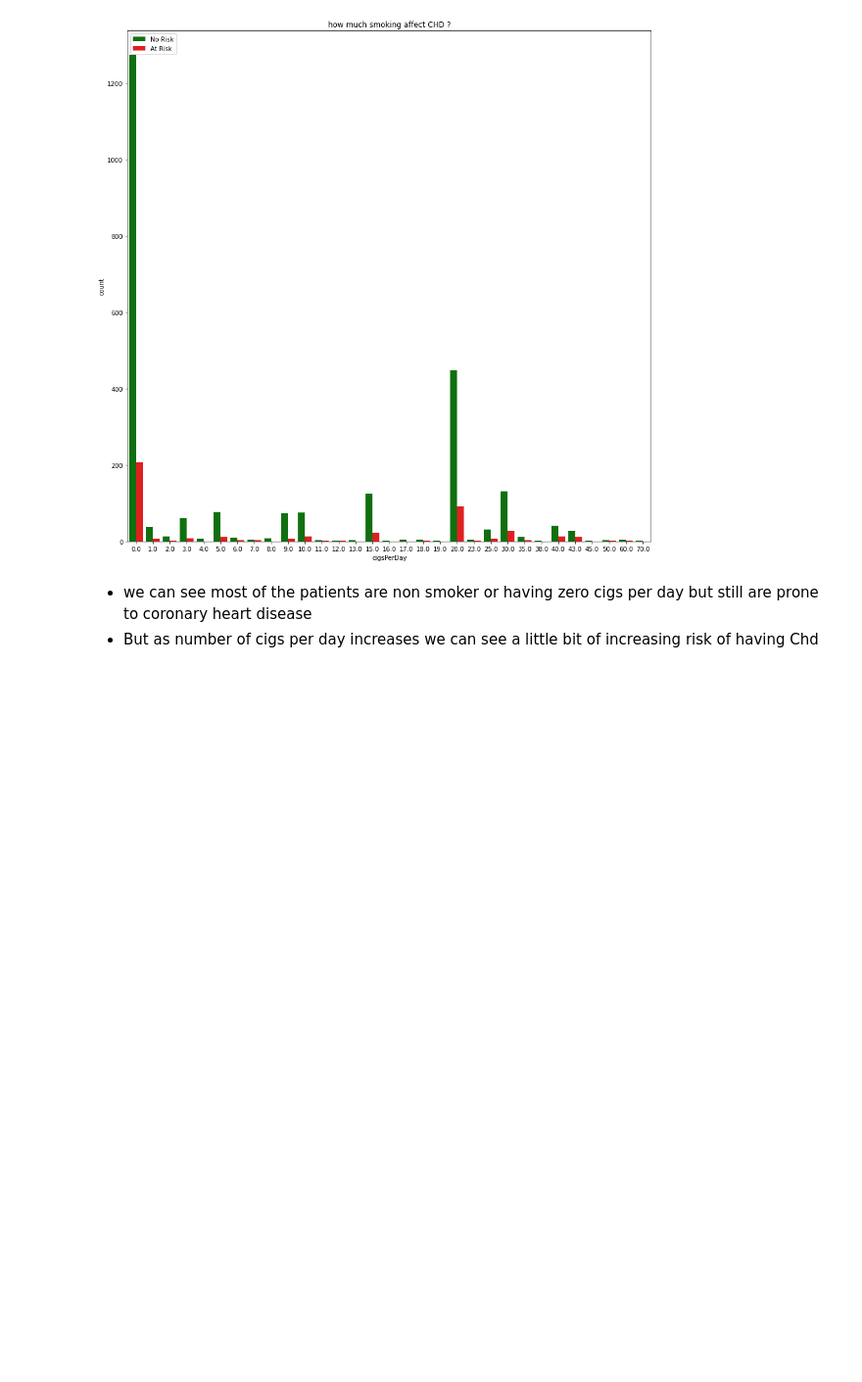
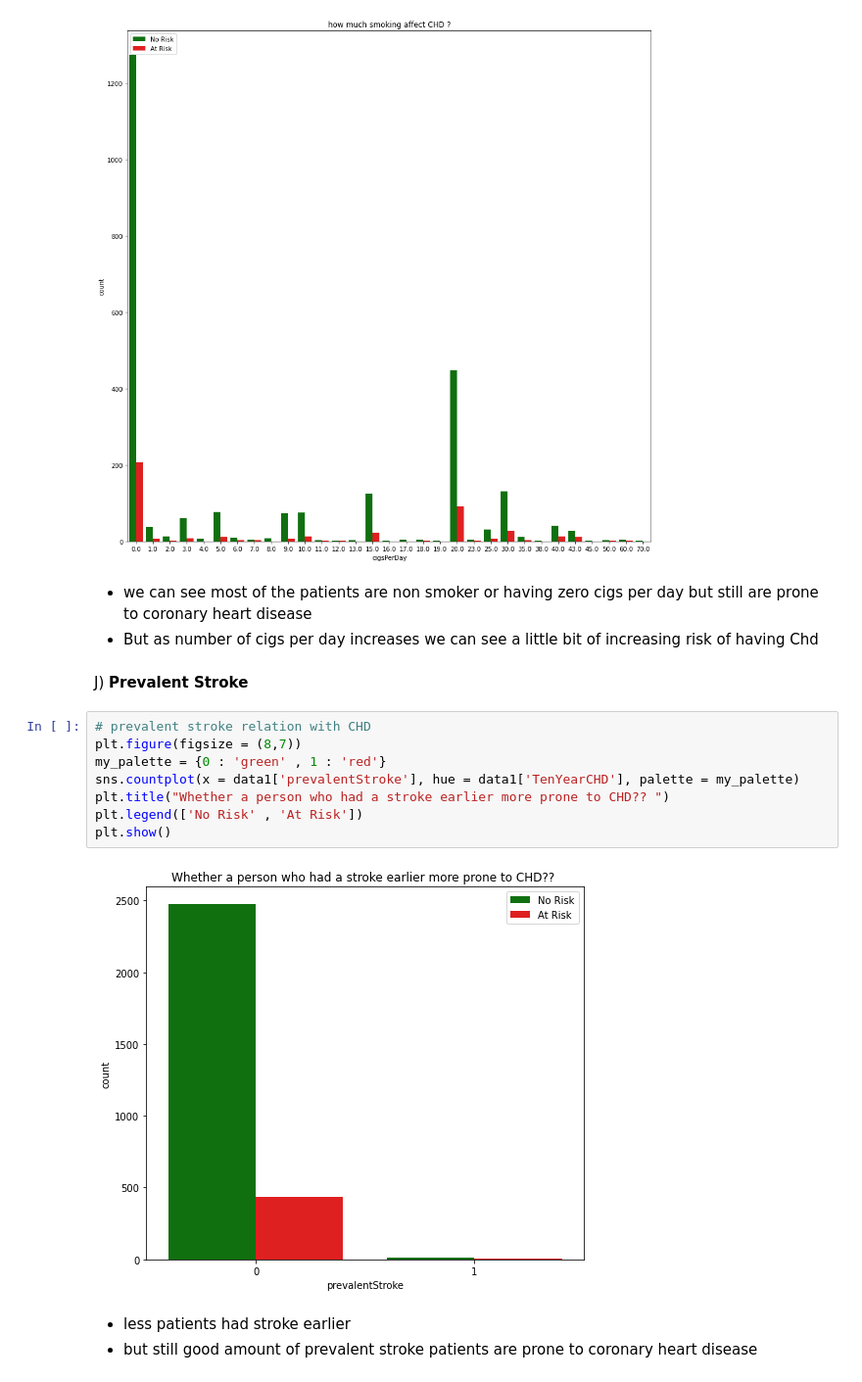
Before and after one commit to Deven876/project3-Cardiovascular-Risk-Prediction, a Jupyter notebook: Project3_Cardiovascular_Risk_Prediction.ipynb, the cells around one changed output. Shown: that part at 98% size. Saved outputs shown, nothing was run; the diff lists cells and outputs as text; blank space fills up the shorter version.

Commit message:
prevalent stroke

```diff
--- a/Project3_Cardiovascular_Risk_Prediction.ipynb
+++ b/Project3_Cardiovascular_Risk_Prediction.ipynb
@@ -396,3 +396,18 @@ plt.show()
 # %% [markdown]
 - we can see most of the patients are non smoker or having zero cigs per day but still are prone to coronary heart disease
 - But as number of cigs per day increases we can see a little bit of increasing risk of having Chd
+# %% [markdown]
+J) **Prevalent Stroke**
+# %%
+# prevalent stroke relation with CHD
+plt.figure(figsize = (8,7))
+my_palette = {0 : 'green' , 1 : 'red'}
+sns.countplot(x = data1['prevalentStroke'], hue = data1['TenYearCHD'], palette = my_palette)
+plt.title("Whether a person who had a stroke earlier more prone to CHD?? ")
+plt.legend(['No Risk' , 'At Risk'])
+plt.show()
+# %% [output]
+[figure, added]
+# %% [markdown]
+- less patients had stroke earlier
+- but still good amount of prevalent stroke patients are prone to coronary heart disease
```
